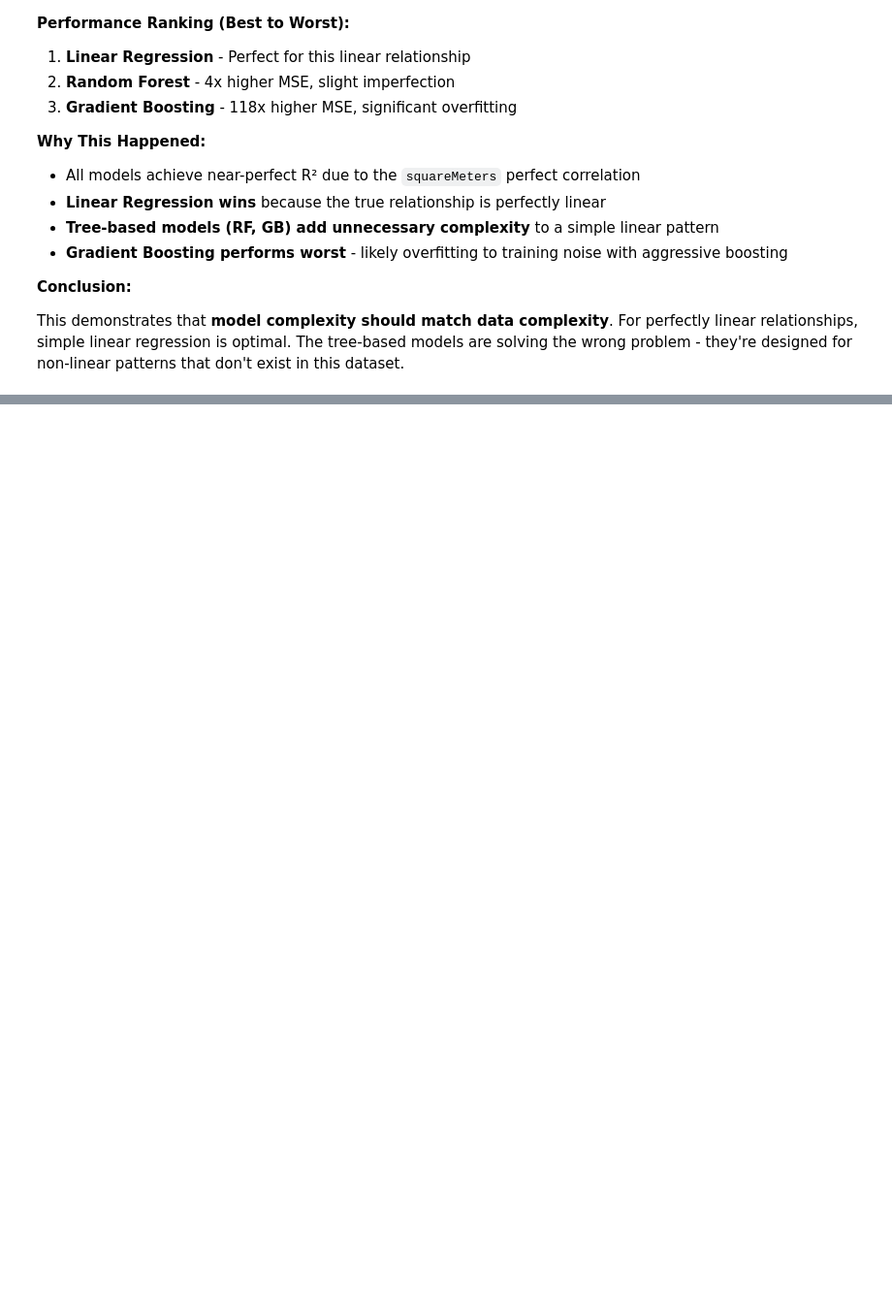
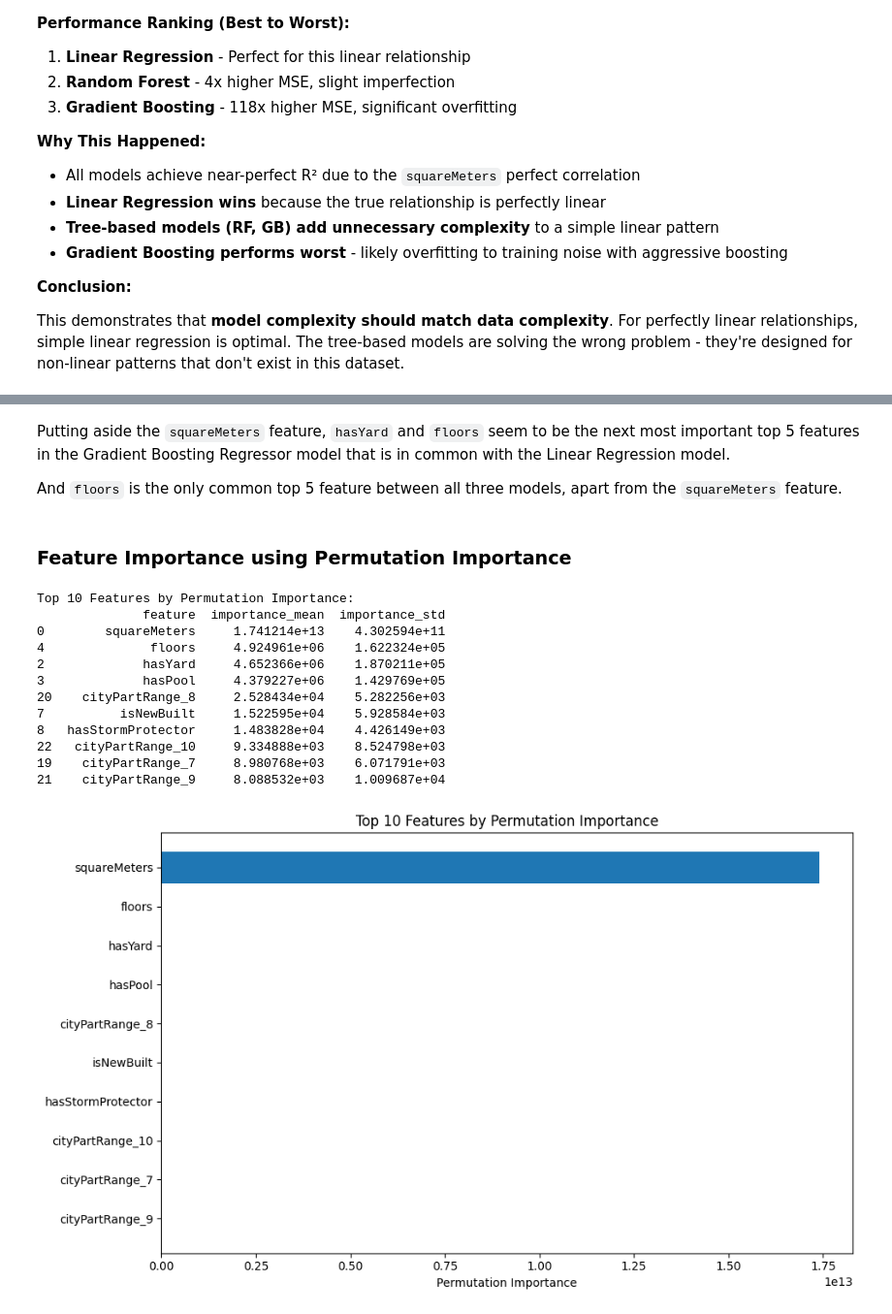
Before and after one commit to krishna1306/sig720_task5d, a Jupyter notebook: task5d_krishna.ipynb, the cells around one changed output, grey strips where cells are left out. Shown at 97% size. Drawn from its saved outputs; the diff is of its cells as text; code cells hidden in the pictures; blank space fills up the shorter version.

Commit message:
Did permutation importance for linear regression model

```diff
--- a/task5d_krishna.ipynb
+++ b/task5d_krishna.ipynb
@@ -597,0 +618,6 @@ This demonstrates that **model complexity should match data complexity**. For pe
+# %%
+# feature importance from linear regression model
+linear_model.fit(X_train, y_train)
+linear_feature_importance = pd.Series(linear_model.coef_, index=X_train.columns).sort_values(ascending=False)
+print("\nFeature Importance from Linear Regression Model:")
+print(tabulate(linear_feature_importance.reset_index(), headers=['Feature', 'Importance'], tablefmt='grid'))
@@ -597,0 +654,6 @@ This demonstrates that **model complexity should match data complexity**. For pe
+# %%
+# feature importance for Random Forest Regressor
+rf_model.fit(X_train, y_train)
+rf_feature_importance = pd.Series(rf_model.feature_importances_, index=X_train.columns).sort_values(ascending=False)
+print("\nFeature Importance from Random Forest Regressor:")
+print(tabulate(rf_feature_importance.reset_index(), headers=['Feature', 'Importance'], tablefmt='grid'))
@@ -597,0 +682,6 @@ This demonstrates that **model complexity should match data complexity**. For pe
+# %%
+# feature importance for gradient boosting regressor
+gb_model.fit(X_train, y_train)
+gb_feature_importance = pd.Series(gb_model.feature_importances_, index=X_train.columns).sort_values(ascending=False)
+print("\nFeature Importance from Gradient Boosting Regressor:")
+print(tabulate(gb_feature_importance.reset_index(), headers=['Feature', 'Importance'], tablefmt='grid'))
@@ -597,0 +706,62 @@ This demonstrates that **model complexity should match data complexity**. For pe
+# %% [markdown]
+Putting aside the `squareMeters` feature, `hasYard` and `floors` seem to be the next most important top 5 features in the Gradient Boosting Regressor model that is in common with the Linear Regression model.
+
+And `floors` is the only common top 5 feature between all three models, apart from the `squareMeters` feature.
+# %% [markdown]
+### Feature Importance using Permutation Importance
+# %%
+from sklearn.inspection import permutation_importance
+
+# Calculate permutation importance for linear regression model
+
+linear_model.fit(X_train, y_train)
+
+perm_importance = permutation_importance(
+    linear_model,
+    X_test,  # Use test set for unbiased importance
+    y_test,
+    n_repeats=10,  # Number of times to permute each feature
+    random_state=42,
+    scoring='neg_mean_squared_error'  # Use 'neg_mean_squared_error' for regression
+)
+
+# Get feature names (assuming X_train is a DataFrame)
+feature_names = X_train.columns if hasattr(X_train, 'columns') else [f'feature_{i}' for i in range(X_train.shape[1])]
+
+# Create a DataFrame with results
+importance_df = pd.DataFrame({
+    'feature': feature_names,
+    'importance_mean': perm_importance.importances_mean,
+    'importance_std': perm_importance.importances_std
+})
+
+# Sort by importance and get top 10
+top_10_features = importance_df.sort_values('importance_mean', ascending=False).head(10)
+
+print("Top 10 Features by Permutation Importance:")
+print(top_10_features)
+
+# Optional: Plot the results
+import matplotlib.pyplot as plt
+
+plt.figure(figsize=(10, 6))
+plt.barh(range(10), top_10_features['importance_mean'][::-1])
+plt.yticks(range(10), top_10_features['feature'][::-1])
+plt.xlabel('Permutation Importance')
+plt.title('Top 10 Features by Permutation Importance')
+plt.tight_layout()
+plt.show()
+# %% [output]
+Top 10 Features by Permutation Importance:
+              feature  importance_mean  importance_std
+0        squareMeters     1.741214e+13    4.302594e+11
+4              floors     4.924961e+06    1.622324e+05
+2             hasYard     4.652366e+06    1.870211e+05
+3             hasPool     4.379227e+06    1.429769e+05
+20    cityPartRange_8     2.528434e+04    5.282256e+03
+7          isNewBuilt     1.522595e+04    5.928584e+03
+8   hasStormProtector     1.483828e+04    4.426149e+03
+22   cityPartRange_10     9.334888e+03    8.524798e+03
+19    cityPartRange_7     8.980768e+03    6.071791e+03
+21    cityPartRange_9     8.088532e+03    1.009687e+04
+[figure, added]
```
Also changed, not shown: parts of 13 cells of this notebook, 2 other files.
